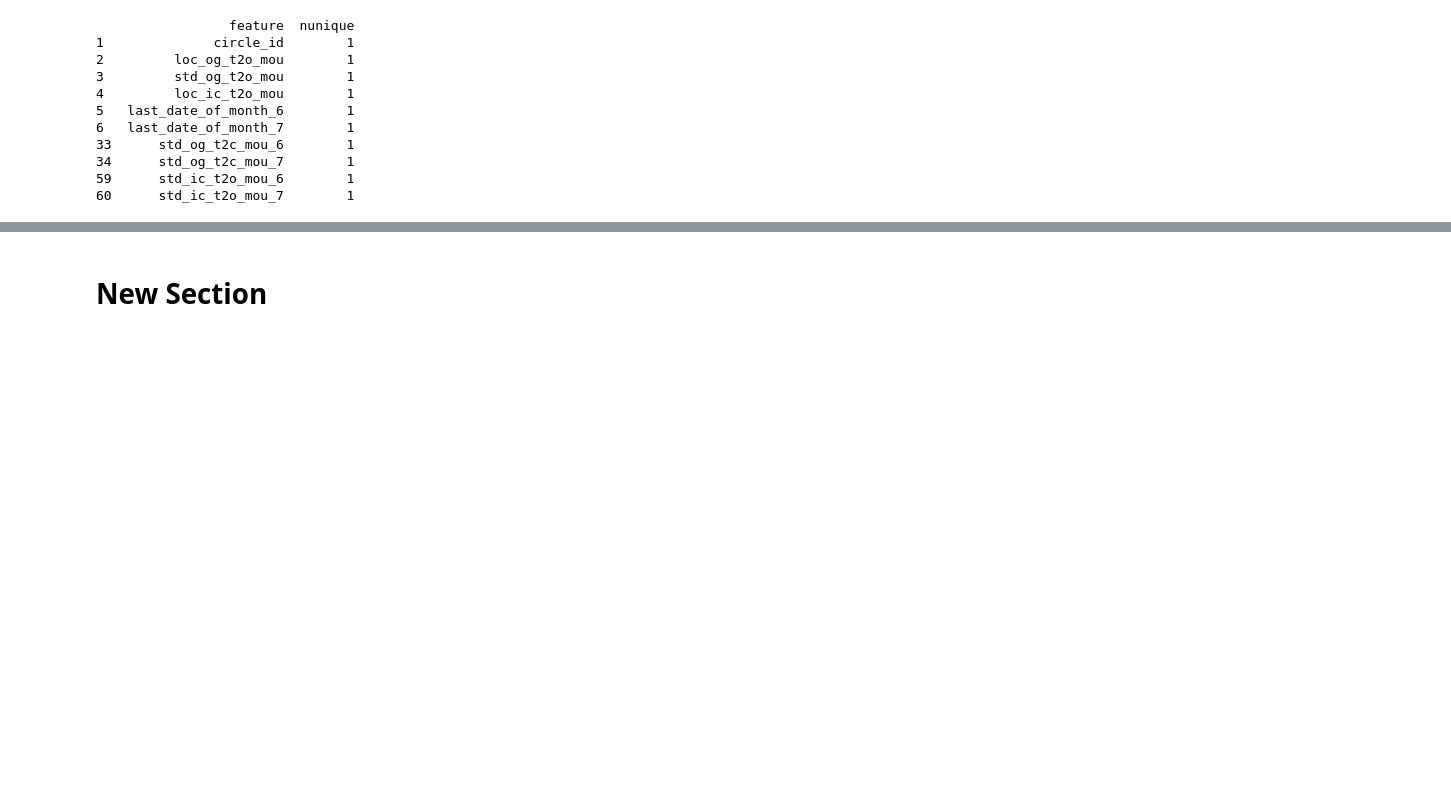
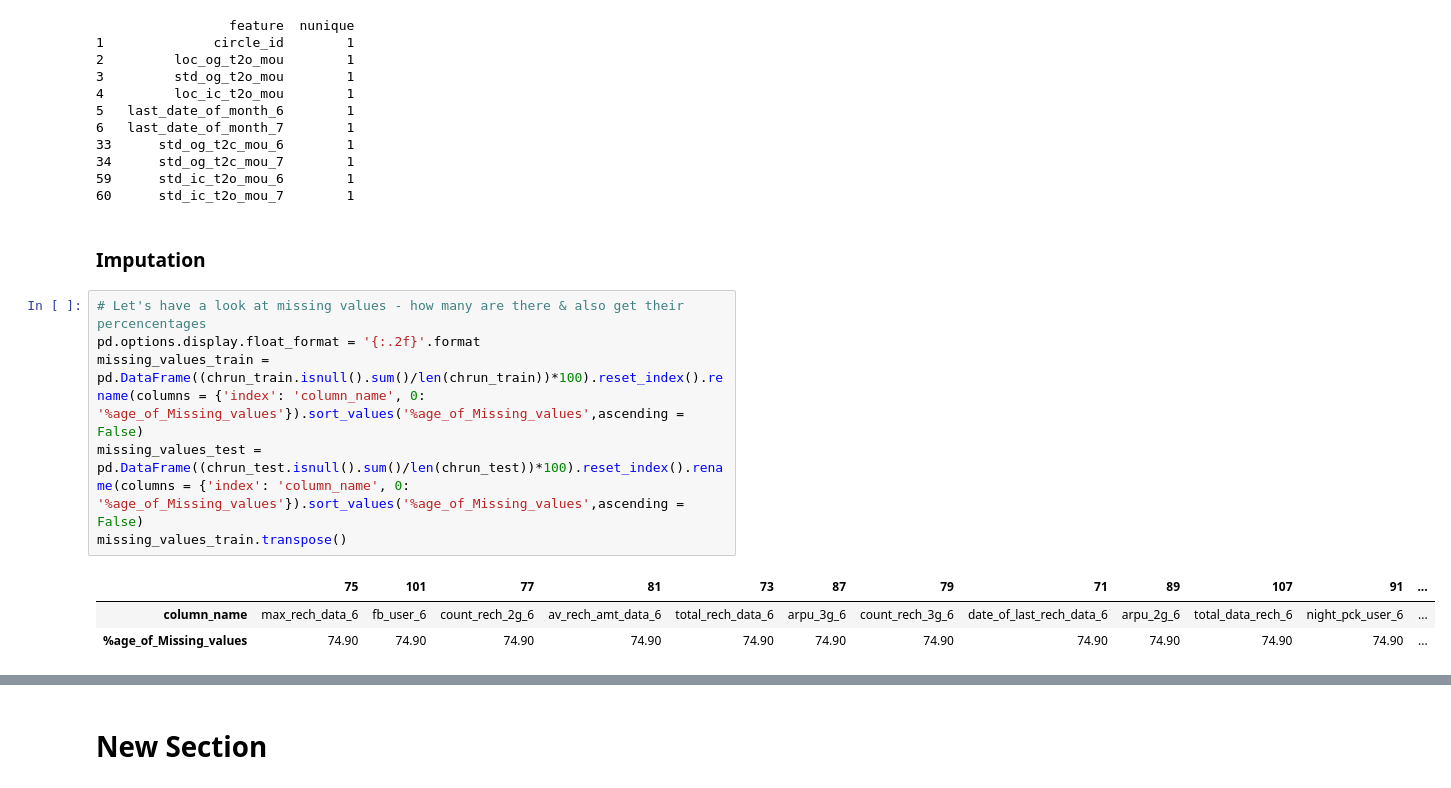
Before and after one commit to spdsp04/TelecomChrunCasestudy, a Jupyter notebook: Telecom_Chrun.ipynb, the cells around one changed output, grey strips where cells are left out. Cells and saved outputs as stored; diff of their text form; blank space fills up the shorter version.

```diff
--- a/Telecom_Chrun.ipynb
+++ b/Telecom_Chrun.ipynb
@@ -271,3 +271,15 @@ chrun_test = chrun_test.drop(columns = list(columns_with_only_one_value[columns_
 34      std_og_t2c_mou_7        1
 59      std_ic_t2o_mou_6        1
 60      std_ic_t2o_mou_7        1
+# %% [markdown]
+### Imputation
+# %%
+# Let's have a look at missing values - how many are there & also get their percencentages
+pd.options.display.float_format = '{:.2f}'.format
+missing_values_train = pd.DataFrame((chrun_train.isnull().sum()/len(chrun_train))*100).reset_index().rename(columns = {'index': 'column_name', 0: '%age_of_Missing_values'}).sort_values('%age_of_Missing_values',ascending = False)
+missing_values_test = pd.DataFrame((chrun_test.isnull().sum()/len(chrun_test))*100).reset_index().rename(columns = {'index': 'column_name', 0: '%age_of_Missing_values'}).sort_values('%age_of_Missing_values',ascending = False)
+missing_values_train.transpose()
+# %% [output]
+|  | 75 | 101 | 77 | 81 | 73 | 87 | 79 | 71 | 89 | 107 | 91 | ... |
+| column_name | max_rech_data_6 | fb_user_6 | count_rech_2g_6 | av_rech_amt_data_6 | total_rech_data_6 | arpu_3g_6 | count_rech_3g_6 | date_of_last_rech_data_6 | arpu_2g_6 | total_data_rech_6 | night_pck_user_6 | ... |
+| %age_of_Missing_values | 74.90 | 74.90 | 74.90 | 74.90 | 74.90 | 74.90 | 74.90 | 74.90 | 74.90 | 74.90 | 74.90 | ... |
```
Also changed, not shown: parts of 9 cells of this notebook.
